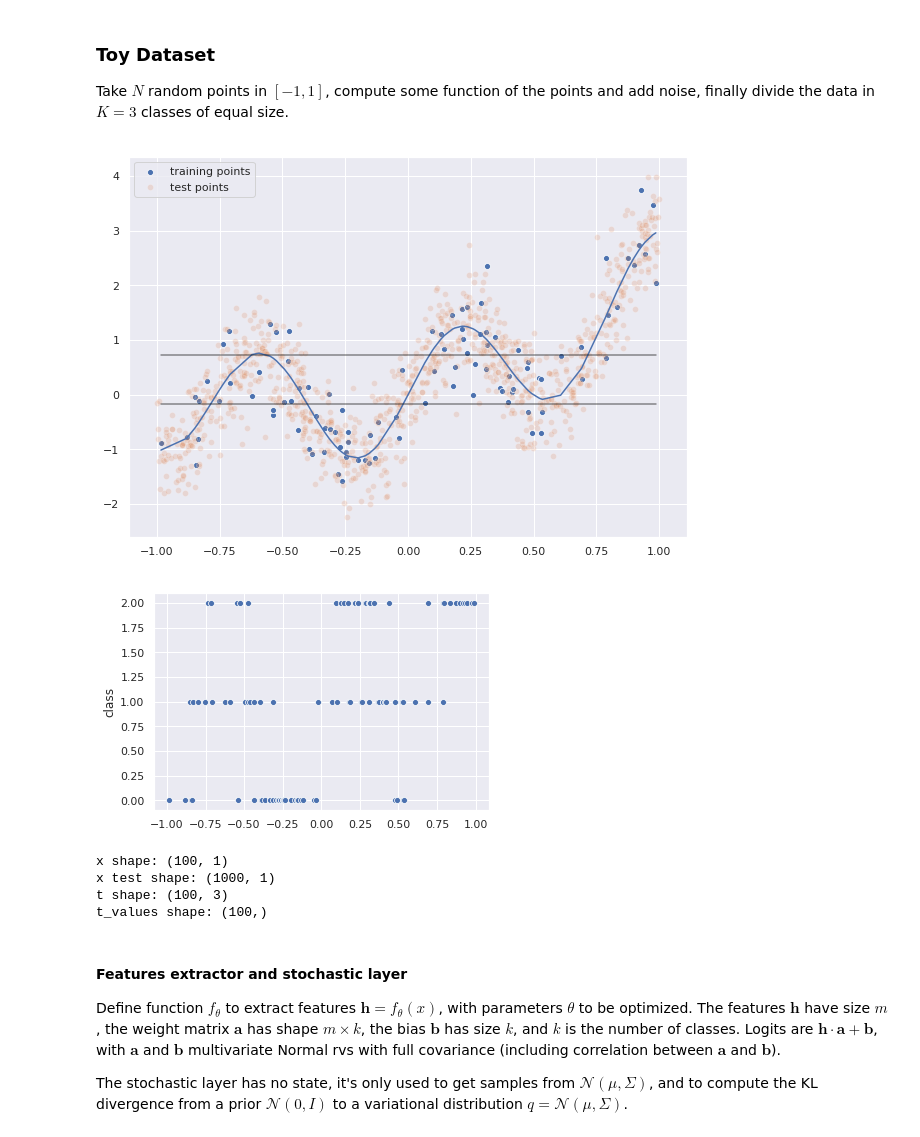
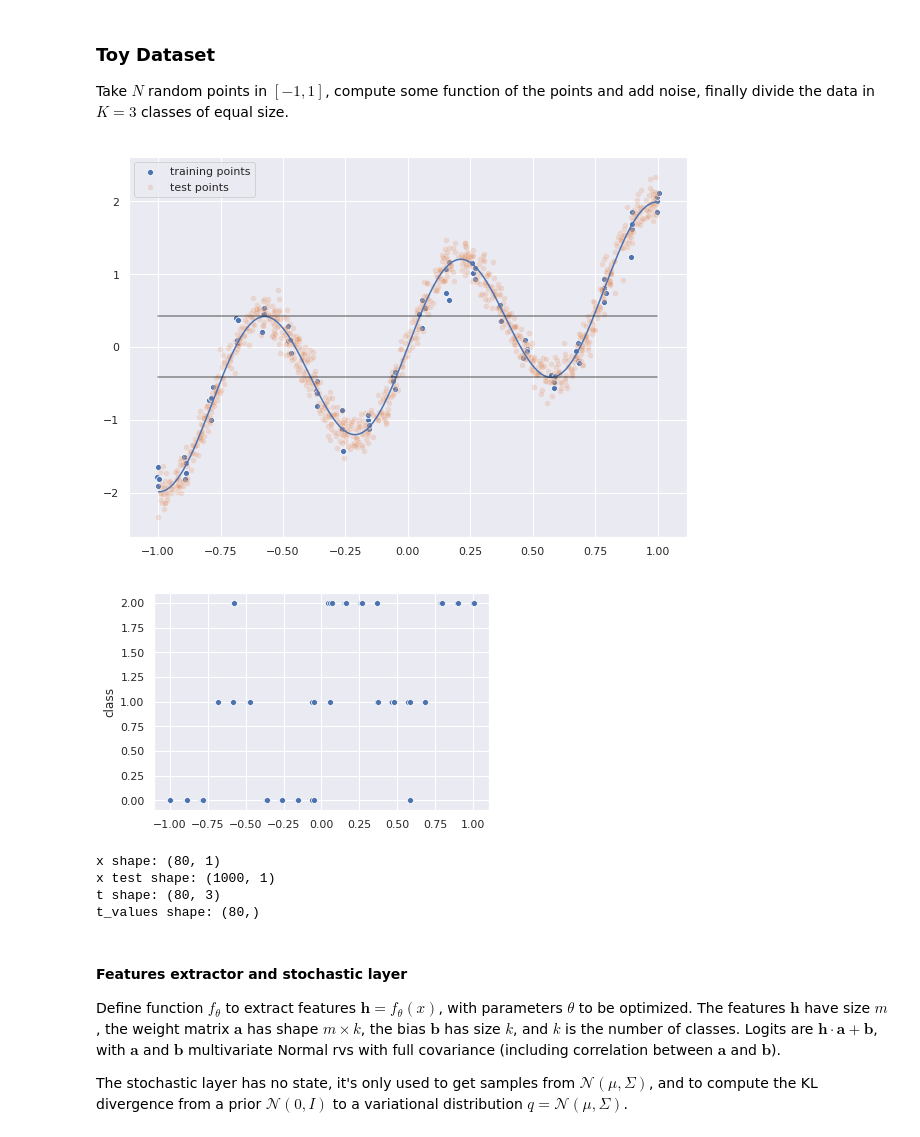
Before and after one commit to vlievin/deep-bayes, a Jupyter notebook: classification-toyexample-covariance.ipynb, the cells around one changed output. Saved outputs shown, nothing was run; the diff lists cells and outputs as text; code cells hidden in the pictures.

```diff
--- a/classification-toyexample-covariance.ipynb
+++ b/classification-toyexample-covariance.ipynb
@@ -95,14 +95,28 @@ We can then write our ELBO as:
 
 Take $N$ random points in $[-1, 1]$, compute some function of the points and add noise, finally divide the data in $K=3$ classes of equal size.
 # %%
-N = 100    # data points
+N = 80    # data points
+duplicate_factor = 4
+duplicate_sigma = 0.005
 N_test = 1000  # test data points
-sigma = .5   # final noise
+sigma = .15  # final noise
 n_classes = 3
 
-x = np.random.rand(N + N_test, 1) * 2 - 1
+## Random data points
+# x = np.random.rand(N + N_test, 1) * 2 - 1
 
-fx = x**2 + x + np.sin(8 * x)
+## Random clusters of data points
+x = np.linspace(-1.0, 1.0, N//duplicate_factor).reshape(-1, 1)
+# x = np.random.rand(N//duplicate_factor, 1) * 2 - 1
+noise = np.random.randn(N//duplicate_factor, duplicate_factor) * duplicate_sigma
+x = x + noise
+x = x.reshape(N, 1)
+
+x_test = np.random.rand(N_test, 1) * 2 - 1
+
+x = np.concatenate((x_test, x), axis=0)
+
+fx = x + np.sin(8 * x)
 noisy_fx = fx + sigma*np.random.randn(*x.shape)  # function to compute labels
 
 # Divide data interval in n_classes regions
@@ -136,47 +150,47 @@ x, fx, noisy_fx, t, t_values = (tensor[sort_idx] for tensor in [x, fx, noisy_fx,
 
 # Plot continuous data and class thresholds
 plt.figure(figsize=(10, 7))
-plt.plot(x, fx)
+plt.plot(x_test, fx_test)
 sns.scatterplot(x[:, 0], noisy_fx[:, 0], label='training points')
 sns.scatterplot(x_test[:, 0], noisy_fx_test[:, 0], alpha=0.2, label='test points')
 for i in range(1, n_classes):
-    plt.plot([x[0], x[-1]], np.array([1., 1.]) * thresholds[i], color='k', alpha=0.5)
+    plt.plot([x_test[0], x_test[-1]], np.array([1., 1.]) * thresholds[i], color='k', alpha=0.5)
 plt.legend()
 plt.show()
 
 # Plot class distribution
 sns.scatterplot(x[:, 0], t_values)
 plt.ylabel('class')
 plt.show()
 
 
 # # Plot continuous data and class thresholds: test data
 # plt.figure(figsize=(10, 7))
 # plt.plot(x_test, fx_test)
 # sns.scatterplot(x_test[:, 0], noisy_fx_test[:, 0])
 # for i in range(1, n_classes):
 #     plt.plot([x_test[0], x_test[-1]], np.array([1., 1.]) * thresholds[i], color='k', alpha=0.5)
 # plt.show()
 
 
 
 print('x shape:', x.shape)
 print('x test shape:', x_test.shape)
 
 print('t shape:', t.shape)
 print('t_values shape:', t_values.shape)
 
 x = torch.tensor(x, dtype=torch.float)
 t_values = torch.tensor(t_values, dtype=torch.long)
 x_test = torch.tensor(x_test, dtype=torch.float)
 t_values_test = torch.tensor(t_values_test, dtype=torch.long)
 # %% [output]
-[figure, old version]
+[figure, new version]
-[figure, old version]
+[figure, new version]
-x shape: (100, 1)
+x shape: (80, 1)
 x test shape: (1000, 1)
-t shape: (100, 3)
-t_values shape: (100,)
+t shape: (80, 3)
+t_values shape: (80,)
 # %% [markdown]
 #### Features extractor and stochastic layer
 
```
Also changed, not shown: parts of 5 cells of this notebook.
